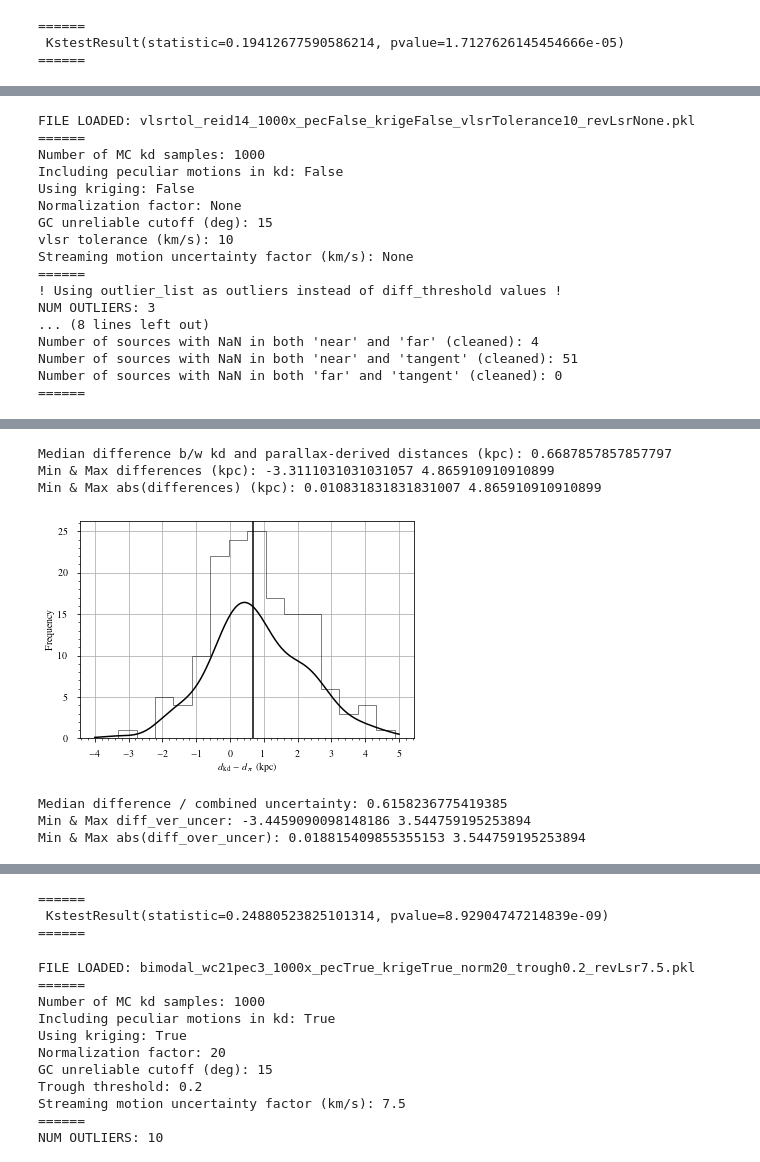
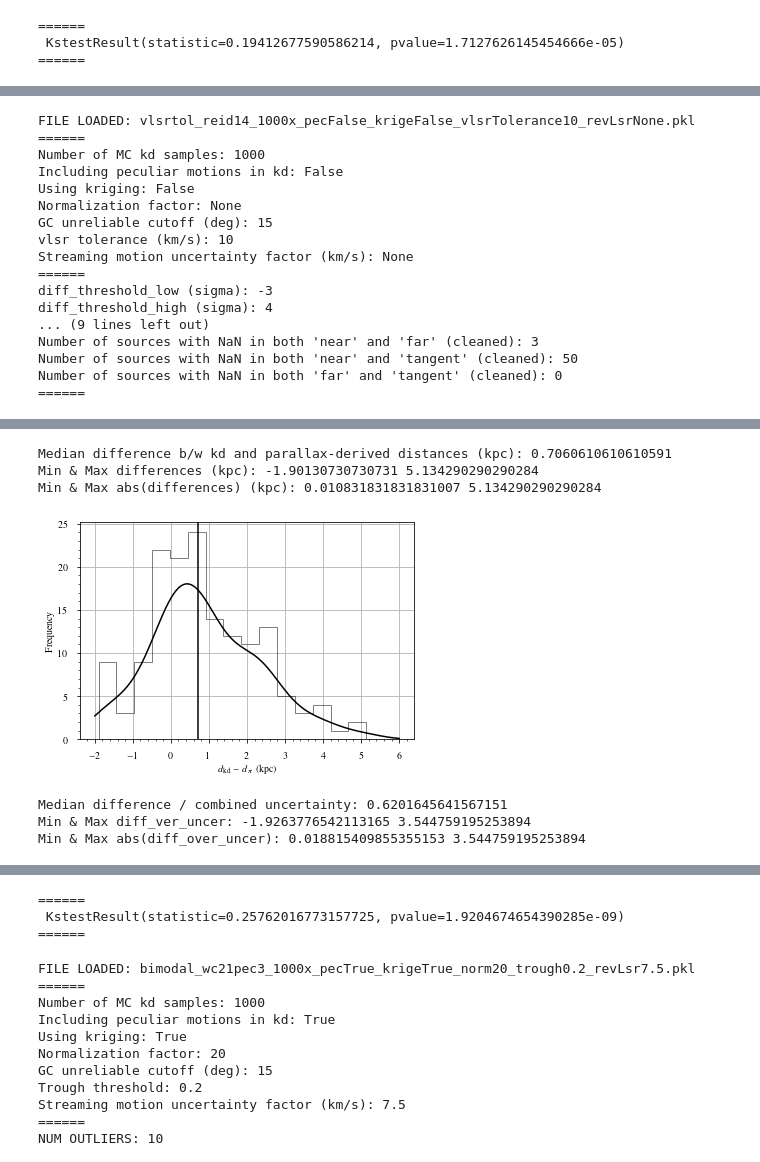
Before and after one commit to tvwenger/coop2021, a Jupyter notebook: kd_plots/kd_plots.ipynb, the cells around one changed output, grey strips where cells are left out. Drawn from its saved outputs; the diff is of its cells as text; code cells hidden in the pictures.

Commit message:
Added printing of some parameters in plots_clean()

```diff
--- a/kd_plots/kd_plots.ipynb
+++ b/kd_plots/kd_plots.ipynb
@@ -1982,6 +1991,8 @@ def plots_clean(kd_results, save_figs=True, print_stats=False,
         # is_clean = plxdata["gname"].values not in outlier_list
         is_clean = ~np.isin(plxdata["gname"].values, outlier_list)
     else:
+        print("diff_threshold_low (sigma):", diff_threshold_low)
+        print("diff_threshold_high (sigma):", diff_threshold_high)
         is_clean = (diff_over_uncer > diff_threshold_low) & \
                 (diff_over_uncer < diff_threshold_high)
     #
@@ -1997,10 +2008,10 @@ def plots_clean(kd_results, save_figs=True, print_stats=False,
     #
     print("Total number of (non NaN) sources (cleaned):", np.isfinite(dist_kd).sum() - ((~is_clean) & (~is_unreliable)).sum())
     print(
-        f"Num near: {np.sum((is_near) & (~is_unreliable))}"
-        + f"\tNum far: {np.sum((is_far) & (~is_unreliable))}"
-        + f"\tNum tangent: {np.sum((is_tangent) & (~is_unreliable))}"
-        + f"\tNum unreliable: {np.sum((is_unreliable) & (~is_nan))}"
+        f"Num near: {np.sum((is_near) & (~is_unreliable) & (is_clean))}"
+        + f"\tNum far: {np.sum((is_far) & (~is_unreliable) & (is_clean))}"
+        + f"\tNum tangent: {np.sum((is_tangent) & (~is_unreliable) & (is_clean))}"
+        + f"\tNum unreliable: {np.sum((is_unreliable) & (~is_nan) & (is_clean))}"
     )
     print("Number of NaN sources (i.e. all dists are NaNs, cleaned):", np.sum((is_nan) & (is_clean)))
     print(
@@ -2172,6 +2183,15 @@ def plots_clean(kd_results, save_figs=True, print_stats=False,
     )
     median_diff_over_uncer = np.median(diff_over_uncer[(~is_unreliable) & (is_clean)])
     ax.axvline(median_diff_over_uncer, color="k")
+    # Add KDE to difference / combined uncertainty histogram
+    kde = gaussian_kde(diff_over_uncer[(~is_unreliable) & (is_clean)])
+    xlims = (
+        np.floor(np.min(diff_over_uncer[(~is_unreliable) & (is_clean)])),
+        np.ceil(np.max(diff_over_uncer[(~is_unreliable) & (is_clean)])),
+    )
+    diffs2 = np.linspace(*xlims, 200)
+    kde = kde(diffs2)
+    ax.plot(diffs2, kde * np.sum(kde), color="k")
     ax.set_xlabel(r"$(d_{\rm kd} - d_\pi) / \sqrt{\sigma^2_{\rm kd} + \sigma^2_\pi}$")
     ax.set_ylabel("Frequency")
     print("Median difference / combined uncertainty:", median_diff_over_uncer)
@@ -2410,9 +2433,12 @@ Min & Max abs(diff_over_uncer): 0.0035653882303814124 3.3599012444491225
  KstestResult(statistic=0.1944556419258538, pvalue=1.646117122828364e-05)
 ======
 # %%
-outliers = ['G015.66-00.49', 'G019.49+00.11', 'G030.22-00.18']
+# outliers = ['G015.66-00.49', 'G019.49+00.11', 'G030.22-00.18']
+# kdresults_input = "vlsrtol_reid14_1000x_pecFalse_krigeFalse_vlsrTolerance10_revLsrNone.pkl"
+# plots_clean(kdresults_input, save_figs=False, print_stats=False, outlier_list=outliers)
 kdresults_input = "vlsrtol_reid14_1000x_pecFalse_krigeFalse_vlsrTolerance10_revLsrNone.pkl"
-plots_clean(kdresults_input, save_figs=False, print_stats=False, outlier_list=outliers)
+plots_clean(kdresults_input, save_figs=True, print_stats=False,
+            diff_threshold_low=-3, diff_threshold_high=4)
 # %% [output]
 FILE LOADED: vlsrtol_reid14_1000x_pecFalse_krigeFalse_vlsrTolerance10_revLsrNone.pkl
 ======
@@ -2424,11 +2450,11 @@ GC unreliable cutoff (deg): 15
 vlsr tolerance (km/s): 10
 Streaming motion uncertainty factor (km/s): None
 ======
-! Using outlier_list as outliers instead of diff_threshold values !
-NUM OUTLIERS: 3
-... (8 lines left out)
-Number of sources with NaN in both 'near' and 'far' (cleaned): 4
-Number of sources with NaN in both 'near' and 'tangent' (cleaned): 51
+diff_threshold_low (sigma): -3
+diff_threshold_high (sigma): 4
+... (9 lines left out)
+Number of sources with NaN in both 'near' and 'far' (cleaned): 3
+Number of sources with NaN in both 'near' and 'tangent' (cleaned): 50
 Number of sources with NaN in both 'far' and 'tangent' (cleaned): 0
 ======
 [figure]
@@ -2436,7 +2462,7 @@ Number of sources with NaN in both 'far' and 'tangent' (cleaned): 0
-Median difference b/w kd and parallax-derived distances (kpc): 0.6687857857857797
-Min & Max differences (kpc): -3.3111031031031057 4.865910910910899
-Min & Max abs(differences) (kpc): 0.010831831831831007 4.865910910910899
+Median difference b/w kd and parallax-derived distances (kpc): 0.7060610610610591
+Min & Max differences (kpc): -1.90130730730731 5.134290290290284
+Min & Max abs(differences) (kpc): 0.010831831831831007 5.134290290290284
-[figure, old version]
+[figure, new version]
-Median difference / combined uncertainty: 0.6158236775419385
-Min & Max diff_ver_uncer: -3.4459090098148186 3.544759195253894
+Median difference / combined uncertainty: 0.6201645641567151
+Min & Max diff_ver_uncer: -1.9263776542113165 3.544759195253894
 Min & Max abs(diff_over_uncer): 0.018815409855355153 3.544759195253894
@@ -2445,5 +2471,5 @@ Min & Max abs(diff_over_uncer): 0.018815409855355153 3.544759195253894
 ======
- KstestResult(statistic=0.24880523825101314, pvalue=8.92904747214839e-09)
+ KstestResult(statistic=0.25762016773157725, pvalue=1.9204674654390285e-09)
 ======
 # %%
 kdresults_input = "bimodal_wc21pec3_1000x_pecTrue_krigeTrue_norm20_trough0.2_revLsr7.5.pkl"
```
Also changed, not shown: parts of 7 cells of this notebook.
